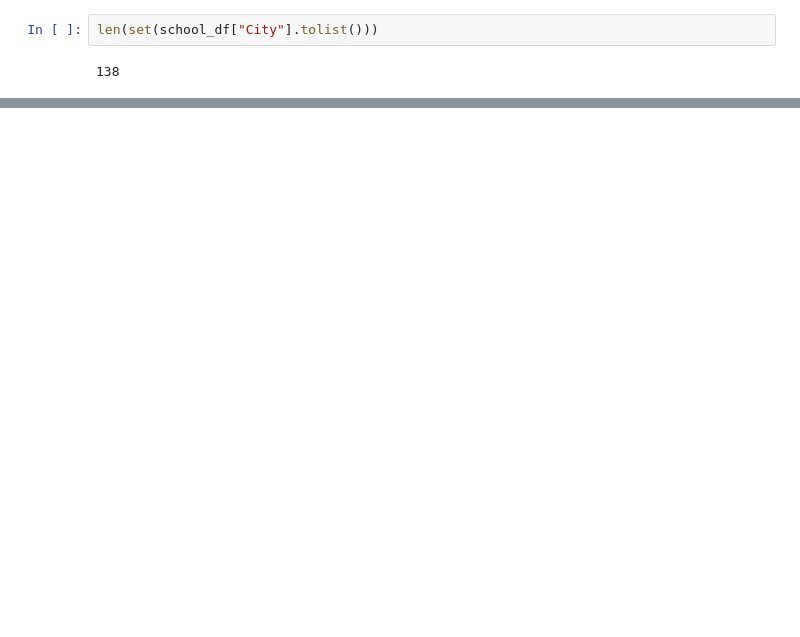
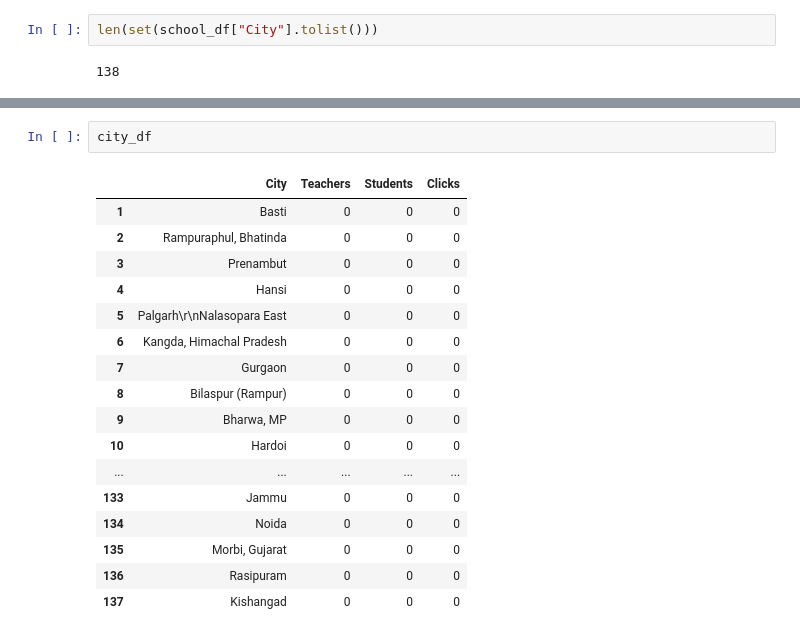
Before and after one commit to IndiaCFG2/team-9, a Jupyter notebook: Model/JPMC.ipynb, the cells around one changed output, grey strips where cells are left out. Cells and saved outputs as stored; diff of their text form; blank space fills up the shorter version.

```diff
--- a/Model/JPMC.ipynb
+++ b/Model/JPMC.ipynb
@@ -279,0 +352,20 @@ len(set(school_df["City"].tolist()))
+# %%
+city_df
+# %% [output]
+|  | City | Teachers | Students | Clicks |
+| 1 | Basti | 0 | 0 | 0 |
+| 2 | Rampuraphul, Bhatinda | 0 | 0 | 0 |
+| 3 | Prenambut | 0 | 0 | 0 |
+| 4 | Hansi | 0 | 0 | 0 |
+| 5 | Palgarh\r\nNalasopara East | 0 | 0 | 0 |
+| 6 | Kangda, Himachal Pradesh | 0 | 0 | 0 |
+| 7 | Gurgaon | 0 | 0 | 0 |
+| 8 | Bilaspur (Rampur) | 0 | 0 | 0 |
+| 9 | Bharwa, MP | 0 | 0 | 0 |
+| 10 | Hardoi | 0 | 0 | 0 |
+| ... | ... | ... | ... | ... |
+| 133 | Jammu | 0 | 0 | 0 |
+| 134 | Noida | 0 | 0 | 0 |
+| 135 | Morbi, Gujarat | 0 | 0 | 0 |
+| 136 | Rasipuram | 0 | 0 | 0 |
+| 137 | Kishangad | 0 | 0 | 0 |
```
Also changed, not shown: parts of 40 cells of this notebook, 4 other files.
